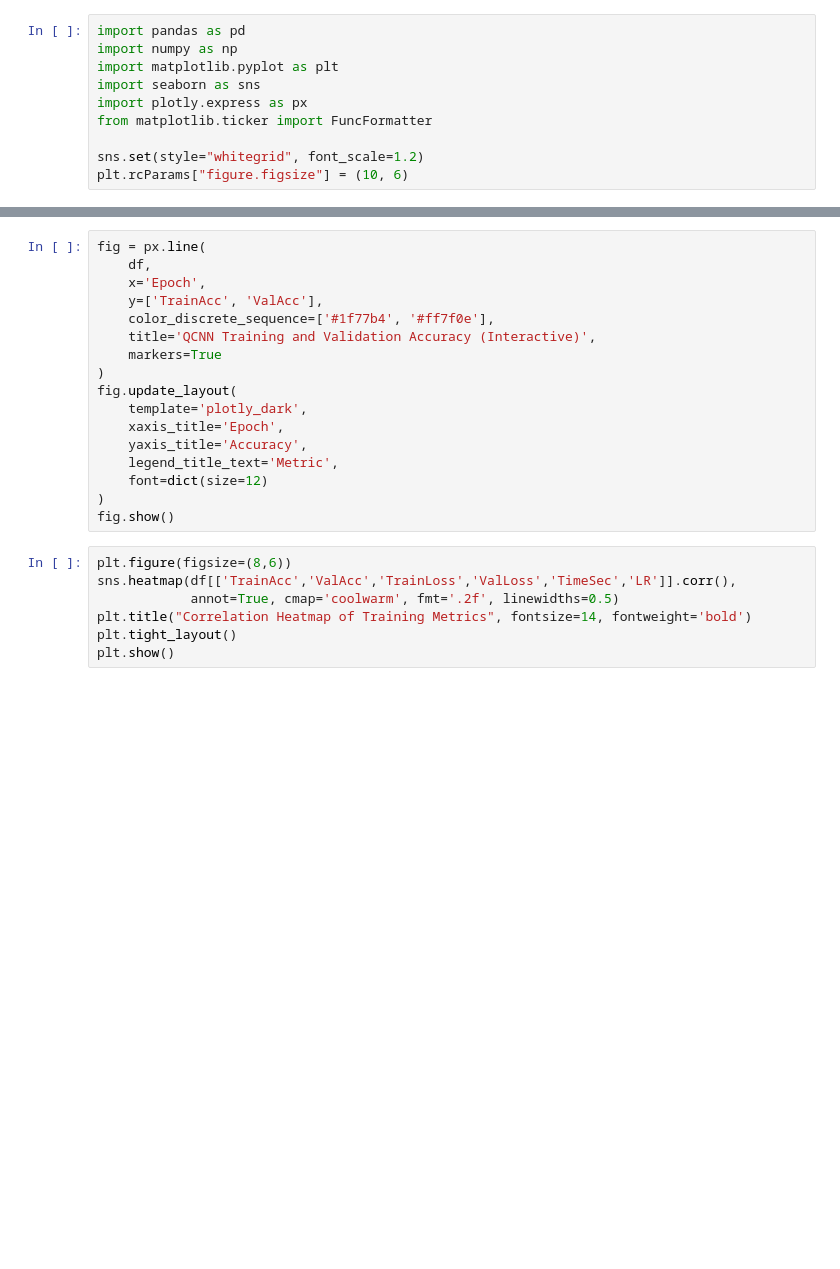
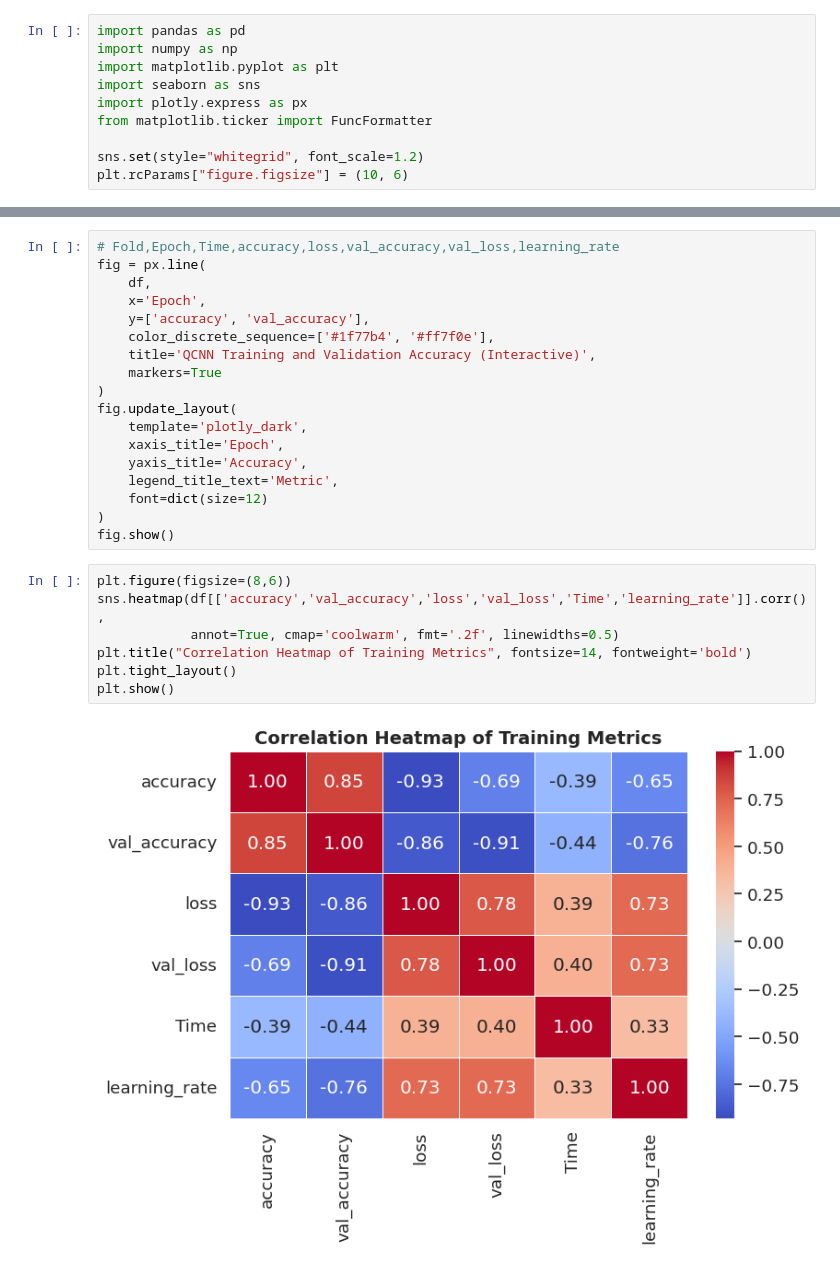
Before and after one commit to Hassankaif/Research_Paper, a Jupyter notebook: HybridOptimizer/QCNN/QCNN.ipynb, the cells around one changed output, grey strips where cells are left out. Saved outputs shown, nothing was run; the diff lists cells and outputs as text; blank space fills up the shorter version.

```diff
--- a/HybridOptimizer/QCNN/QCNN.ipynb
+++ b/HybridOptimizer/QCNN/QCNN.ipynb
@@ -792,8 +792,9 @@ plt.show()
 # %%
+# Fold,Epoch,Time,accuracy,loss,val_accuracy,val_loss,learning_rate
 fig = px.line(
     df,
     x='Epoch',
-    y=['TrainAcc', 'ValAcc'],
+    y=['accuracy', 'val_accuracy'],
     color_discrete_sequence=['#1f77b4', '#ff7f0e'],
     title='QCNN Training and Validation Accuracy (Interactive)',
     markers=True
@@ -808,9 +809,11 @@ fig.update_layout(
 fig.show()
 # %%
 plt.figure(figsize=(8,6))
-sns.heatmap(df[['TrainAcc','ValAcc','TrainLoss','ValLoss','TimeSec','LR']].corr(),
+sns.heatmap(df[['accuracy','val_accuracy','loss','val_loss','Time','learning_rate']].corr(),
             annot=True, cmap='coolwarm', fmt='.2f', linewidths=0.5)
 plt.title("Correlation Heatmap of Training Metrics", fontsize=14, fontweight='bold')
 plt.tight_layout()
 plt.show()
+# %% [output]
+[figure, added]
 # %%
```
Also changed, not shown: parts of 9 cells of this notebook, 30 other files.
